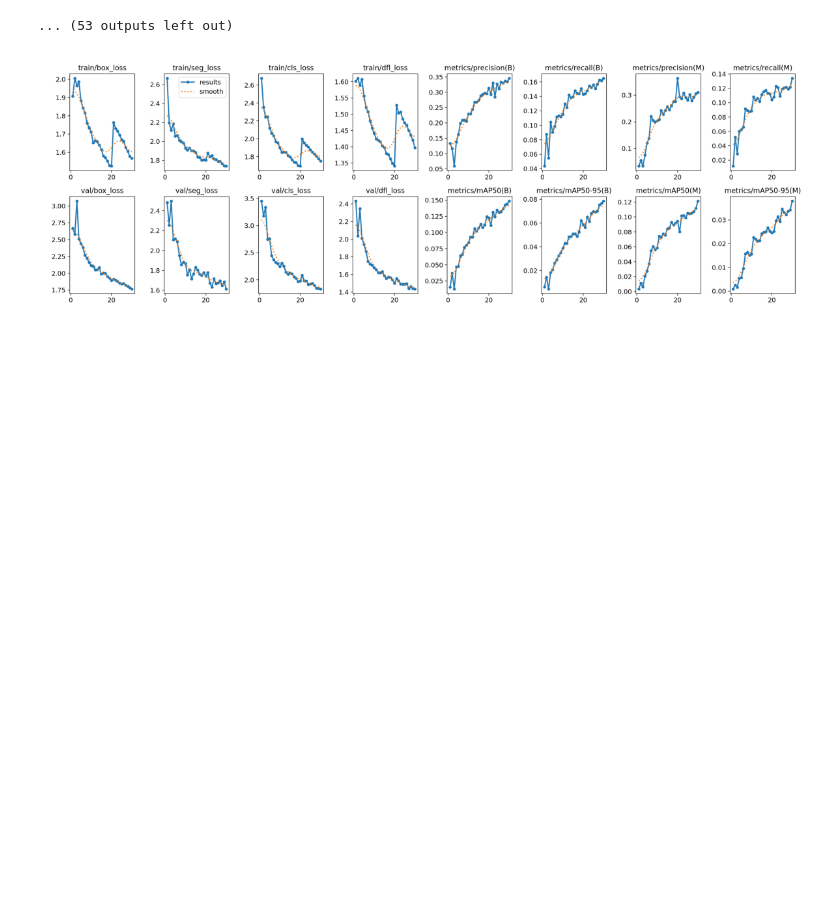
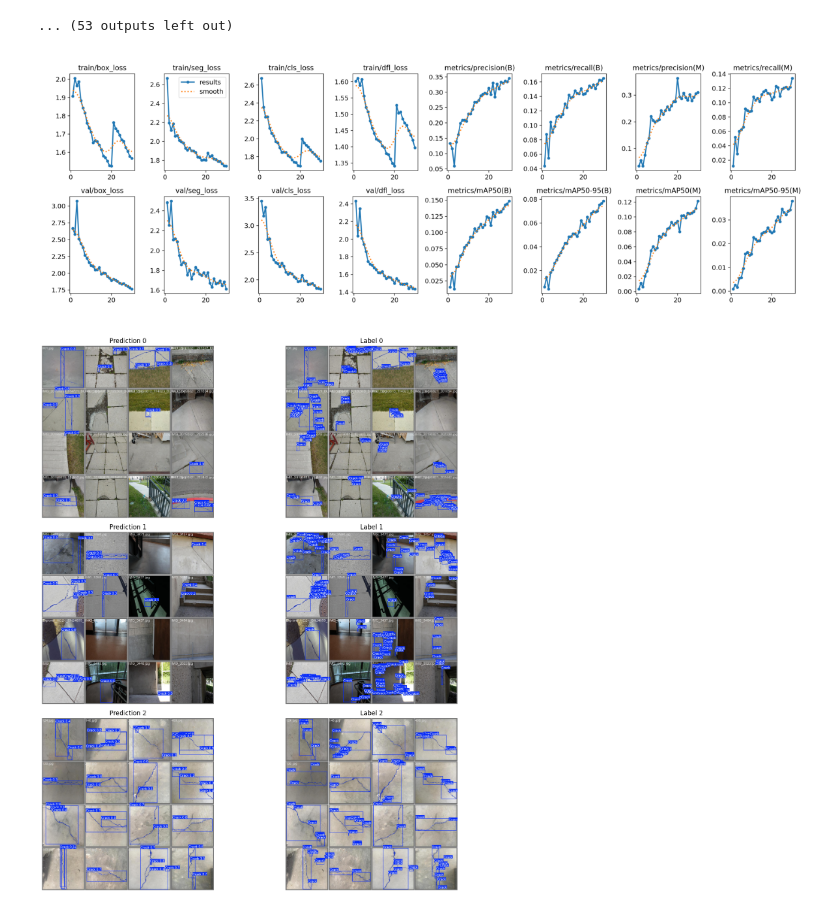
Before and after one commit to timothy-voiuhy/CrackDetection, a Jupyter notebook: crack_yolo_Segmentationv1.ipynb, the cells around one changed output. Cells and saved outputs as stored; diff of their text form; code cells hidden in the pictures; blank space fills up the shorter version.

```diff
--- a/crack_yolo_Segmentationv1.ipynb
+++ b/crack_yolo_Segmentationv1.ipynb
@@ -453,6 +453,44 @@ plt.axis('off')
 plt.show()
 # %% [output]
 [figure]
+# %%
+# validation batch images
+plt.figure(figsize=(15, 15))
+idx = 1
+
+for i in range(3):
+    pred_image_path = os.path.join(yolo_project_dir, f"train/val_batch{i}_pred.jpg")
+    label_image_path = os.path.join(yolo_project_dir, f"train/val_batch{i}_labels.jpg")
+
+    if os.path.exists(pred_image_path):
+        pred_image = Image.open(pred_image_path)
+    else:
+        print(f"Prediction image not found: {pred_image_path}")
+        continue
+
+    plt.subplot(3, 2, idx)
+    plt.imshow(pred_image)
+    plt.title(f"Prediction {i}")
+    plt.axis('off')
+
+    if os.path.exists(label_image_path):
+        label_image = Image.open(label_image_path)
+    else:
+        print(f"Label image not found: {label_image_path}")
+        continue
+
+    plt.subplot(3, 2, idx + 1)
+    plt.imshow(label_image)
+    plt.title(f"Label {i}")
+    plt.axis('off')
+
+    idx += 2  # Increment by 2 for the next pair of images
+
+plt.tight_layout()
+plt.show()
+# image
+# %% [output]
+[figure, added]
 # %%
 stats_dir = "./cracksSegmentation/train2"
 
```
Also changed, not shown: parts of 1 cell of this notebook.
